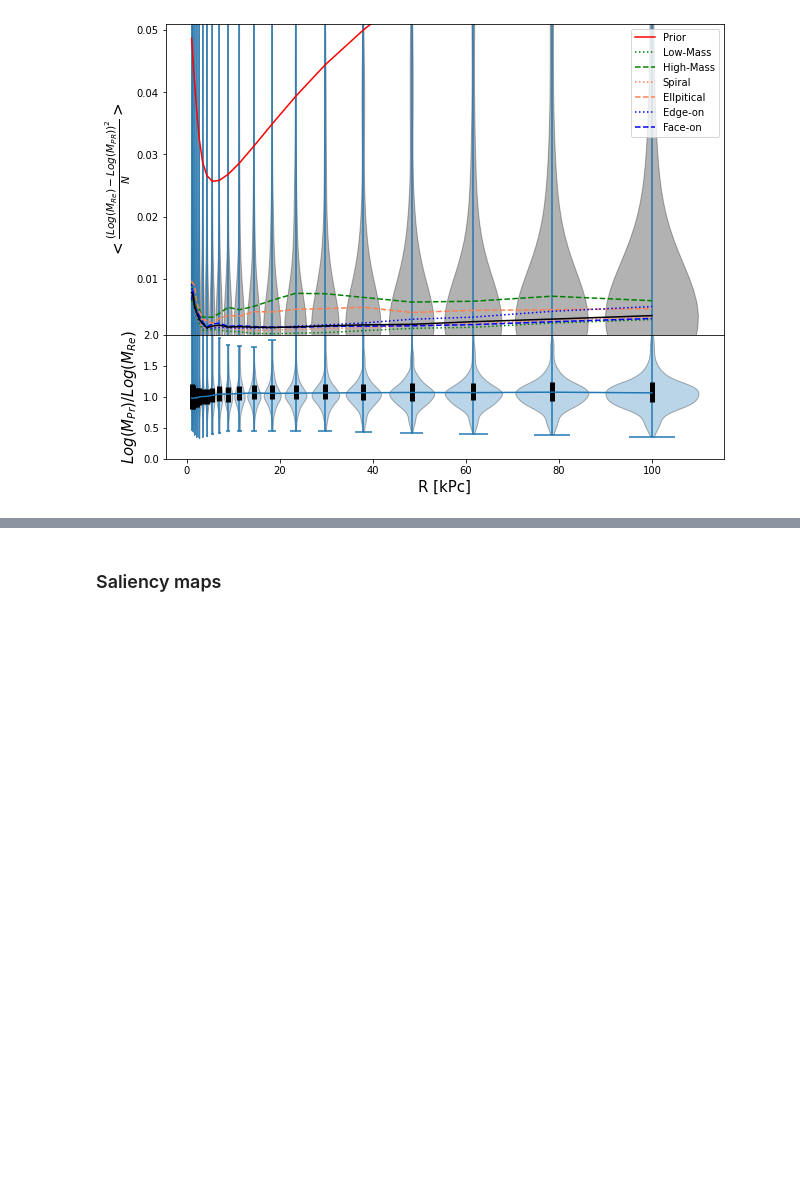
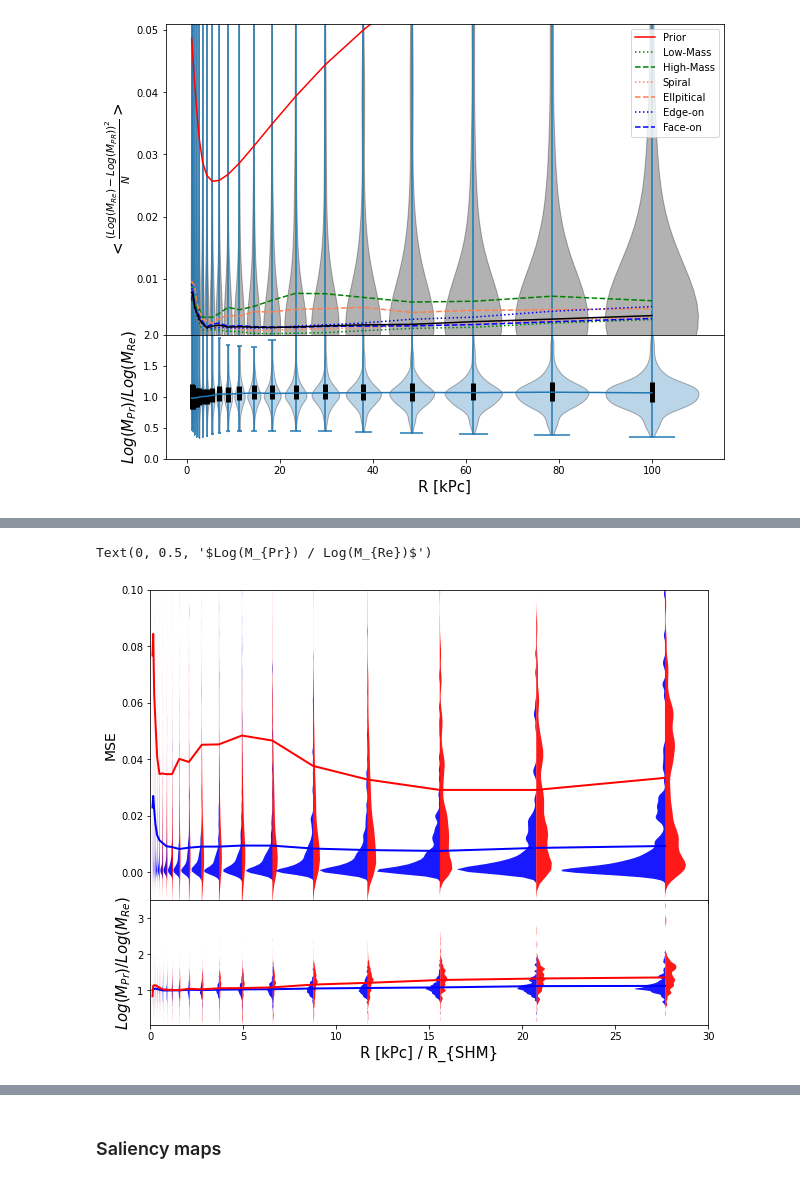
Before and after one commit to Martindelosrios/MaDaMe, a Jupyter notebook: codes/CNNs.ipynb, the cells around one changed output, grey strips where cells are left out. Drawn from its saved outputs; the diff is of its cells as text; code cells hidden in the pictures; blank space fills up the shorter version.

```diff
--- a/codes/CNNs.ipynb
+++ b/codes/CNNs.ipynb
@@ -1259,3 +1335,42 @@ cax.set_ylim(0.05,1.5)
+# %%
+bins2plot = [2,5,10,12,15,17,19]
+r_norm = np.zeros_like(y_predicted)
+for i in range(len(test_ind)):
+    r_norm[i,:] = R_bins / properties[test_ind[i], 13]
+
+fig,ax = plt.subplots(2,1, figsize = (10,8), gridspec_kw={'height_ratios':[2.5, 1], 'hspace':0}, sharex = True)
+
+bins, bin_centers, mse, std, p10, p16, p50, p84, p90 = binned_MSE(r_norm, (np.log10(M_real) - np.log10(M_pred))**2)
+
+ax[0] = SplitViolin(ax[0],(np.log10(M_real) - np.log10(M_pred))**2,
+                    (np.log10(M_real) - np.log10(M_prior))**2,
+                    R_bins, scale = 690, r_norm=r_norm, r_bins=bin_centers, bw_adjust = 0.2)
+
+ax[0].plot(bin_centers, mse, color = 'blue', label = 'Mean', lw = 2)
+
+bins, bin_centers, mse, std, p10, p16, p50, p84, p90 = binned_MSE(r_norm, (np.log10(M_real) - np.log10(M_prior))**2)
+ax[0].plot(bin_centers, mse, color = 'red', label = 'Mean', lw = 2)
+
+ax[0].set_xlim(0,41)
+ax[0].set_ylim(-0.01,0.1)
+ax[0].set_ylabel('MSE', fontsize = 14)
+
+_, _, mse, std, p10, p16, p50, p84, p90 = binned_MSE(r_norm, (M_pred / M_real), bins = bins)
+ax[1].plot(bin_centers, mse, color = 'blue', label = 'Mean', lw = 2)
+
+ax[1] = SplitViolin(ax[1],(M_pred / M_real), (M_prior / M_real),
+                    R_bins, scale = 58, r_norm=r_norm, r_bins=bin_centers, bw_adjust = 0.3)
+
+_, _, mse, std, p10, p16, p50, p84, p90 = binned_MSE(r_norm, (M_prior / M_real), bins = bins)
+ax[1].plot(bin_centers, mse, color = 'red', label = 'Mean', lw = 2)
+
+ax[1].set_xlim(0,30)
+ax[1].set_ylim(0.05,3.5)
+ax[1].set_xlabel('R [kPc] / R_{SHM}', fontsize = 15)
+ax[1].set_ylabel('$Log(M_{Pr}) / Log(M_{Re})$', fontsize = 15)
+# %% [output]
+Text(0, 0.5, '$Log(M_{Pr}) / Log(M_{Re})$')
+[figure, added]
 # %%
 ecnn_y_pred = (np.log10(ecnn_pred) - min_y) / (max_y - min_y)
 ecnn_y_pred = np.mean(ecnn_y_pred, axis = 0)
```
Also changed, not shown: parts of 9 cells of this notebook.
